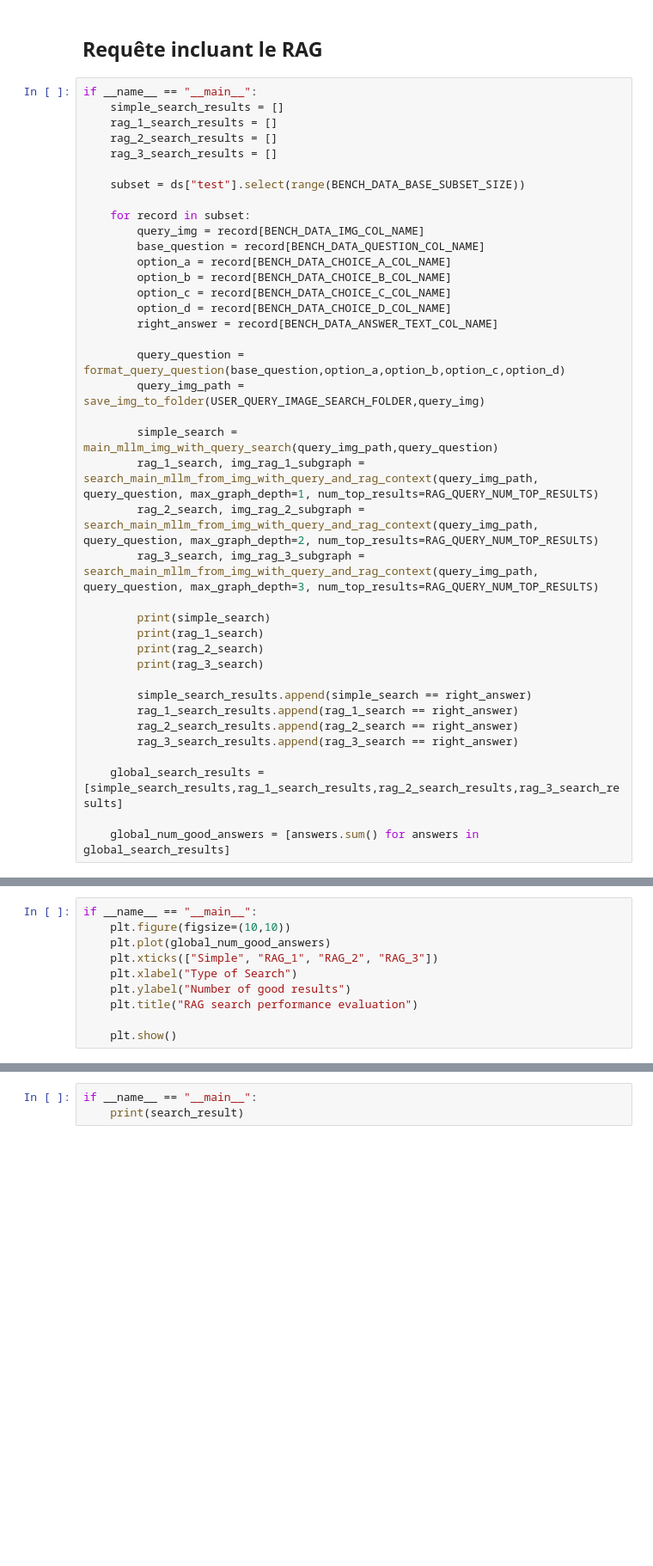
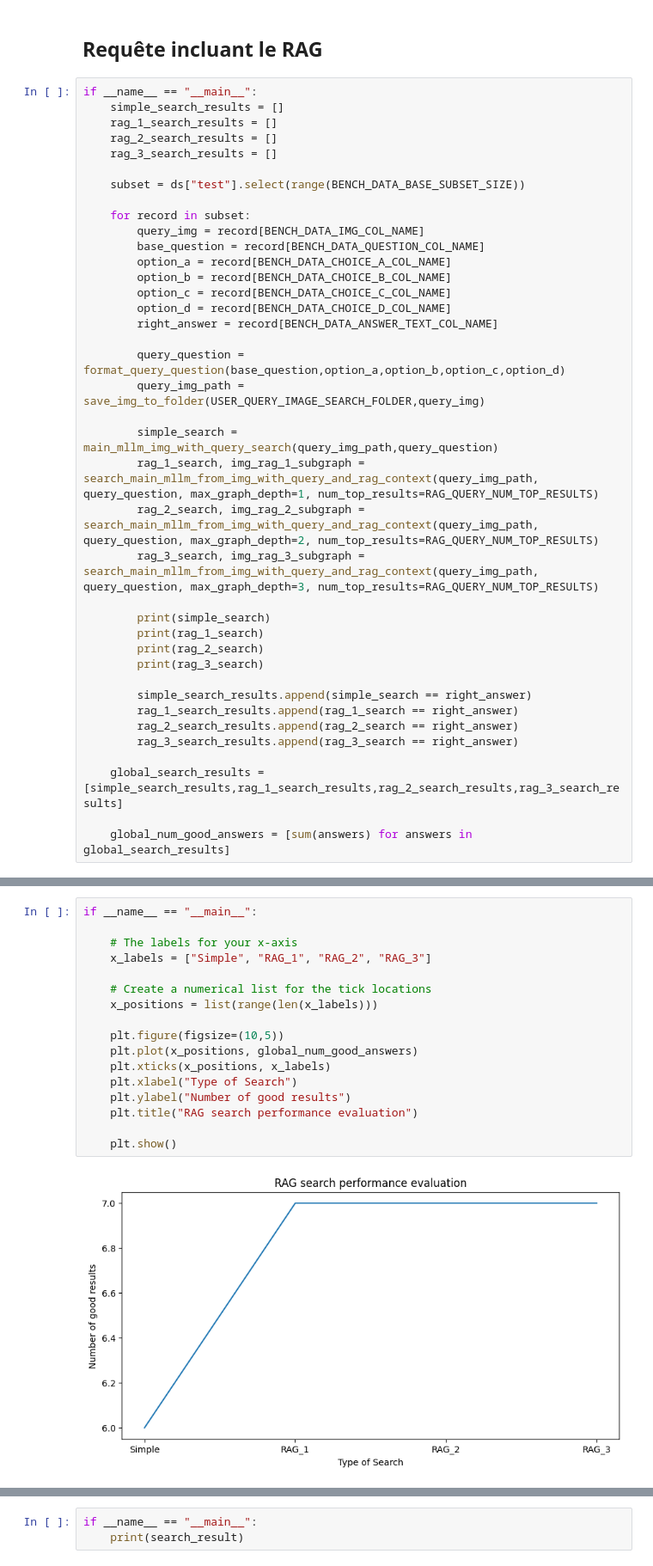
Before and after one commit to Darys21/multimodal-rag-Gemma-, a Jupyter notebook: NLP_Project_Graph_Based_RAG.ipynb, the cells around one changed output, grey strips where cells are left out. Shown at 86% size. Drawn from its saved outputs; the diff is of its cells as text; blank space fills up the shorter version.

```diff
--- a/NLP_Project_Graph_Based_RAG.ipynb
+++ b/NLP_Project_Graph_Based_RAG.ipynb
@@ -607,5 +585,5 @@ if __name__ == "__main__":
 
     global_search_results = [simple_search_results,rag_1_search_results,rag_2_search_results,rag_3_search_results]
 
-    global_num_good_answers = [answers.sum() for answers in global_search_results]
+    global_num_good_answers = [sum(answers) for answers in global_search_results]
 # %% [output]
@@ -613,13 +620,22 @@ NameError: name 'ds' is not defined
 # %%
 if __name__ == "__main__":
-    plt.figure(figsize=(10,10))
-    plt.plot(global_num_good_answers)
-    plt.xticks(["Simple", "RAG_1", "RAG_2", "RAG_3"])
+
+    # The labels for your x-axis
+    x_labels = ["Simple", "RAG_1", "RAG_2", "RAG_3"]
+
+    # Create a numerical list for the tick locations
+    x_positions = list(range(len(x_labels)))
+
+    plt.figure(figsize=(10,5))
+    plt.plot(x_positions, global_num_good_answers)
+    plt.xticks(x_positions, x_labels)
     plt.xlabel("Type of Search")
     plt.ylabel("Number of good results")
     plt.title("RAG search performance evaluation")
 
     plt.show()
+# %% [output]
+[figure, added]
 # %%
 if __name__ == "__main__":
     visualize_result_with_yfiles(img_rag_1_subgraph)
```
Also changed, not shown: parts of 9 cells of this notebook, 1 other file.
